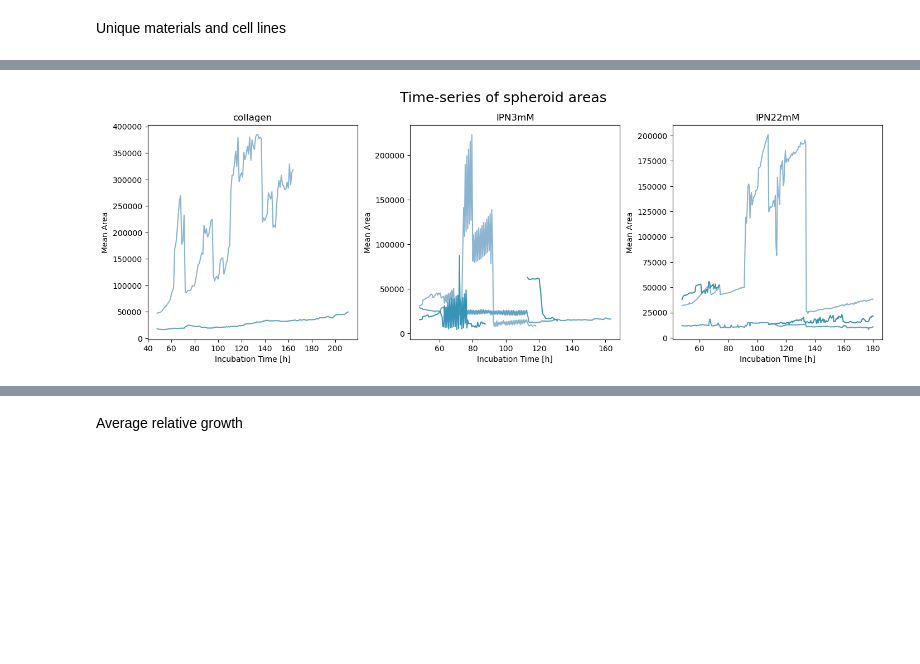
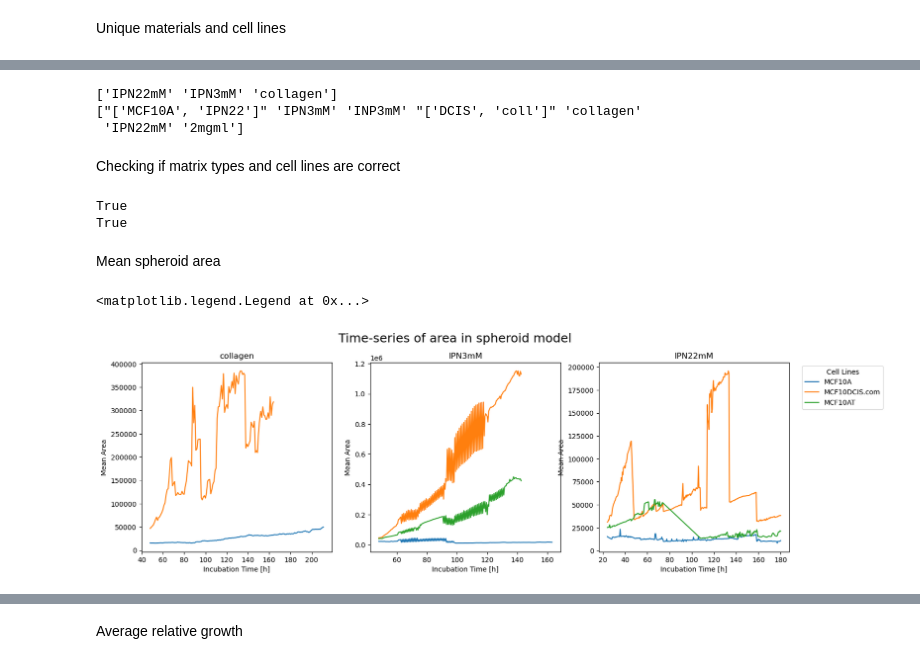
Before and after one commit to LindaSrbova/Instru_project, a Jupyter notebook: Spheroid_model/analysis_Exp2.ipynb, the cells around one changed output, grey strips where cells are left out. Saved outputs shown, nothing was run; the diff lists cells and outputs as text; code cells hidden in the pictures; blank space fills up the shorter version.

Commit message:
processing pipes December, visualization of viability

```diff
--- a/Spheroid_model/analysis_Exp2.ipynb
+++ b/Spheroid_model/analysis_Exp2.ipynb
@@ -37,6 +37,6 @@ from matplotlib.ticker import ScalarFormatter
 Loading csv file with grouped by measurement_id and well_id
 # %%
 path = 'C:/Users/srboval1/OneDrive - Aalto University/Instru/Datafiles/Exp2'
-Exp2 = pd.read_csv(path +'/contours_exp2.csv', index_col=None)
+Exp2 = pd.read_csv(path +'/Exp2_data.csv', index_col=None)
 print(Exp2.columns)
 # %% [output]
@@ -112,16 +53,64 @@ for i in linda['grouped_id'].unique():
+# %%
+import ast
+
+print(Exp2['matrix'].unique())
+print(Exp2['json_matrix'].unique())
+
+def try_parse(item): # analyzing and interpreting (string with list as lists, but strings are kept as strings and not parsed)
+    try:
+        return ast.literal_eval(item)  # Attempt to safely parse the string as a literal
+    except (ValueError, SyntaxError):
+        return item  # If it fails, return the original item'
+
+Exp2['matrix'] = [(parsed_item[1] if isinstance(parsed_item, list) and len(parsed_item) == 2 else item)
+    for item in Exp2['json_matrix'] if (parsed_item := try_parse(item))]
+
+
+
+Exp2['matrix'] = Exp2['matrix'].apply(lambda x: 'IPN22mM' if '22' in x else
+                                        ('IPN3mM' if '3' in x else
+                                        ('collagen' if '2mgml' in x or 'coll' in x else x)))
+# %% [output]
+['IPN22mM' 'IPN3mM' 'collagen']
+["['MCF10A', 'IPN22']" 'IPN3mM' 'INP3mM' "['DCIS', 'coll']" 'collagen'
+ 'IPN22mM' '2mgml']
+# %% [markdown]
+Checking if matrix types and cell lines are correct
+# %%
+unique_materials_check = Exp2['matrix'].unique()
+unique_materials = ['collagen', 'IPN3mM', 'IPN22mM']
+print(set(unique_materials) == set(unique_materials_check))
+
+unique_lines = ['MCF10A', 'MCF10DCIS.com', 'MCF10AT']
+Exp2['cell_line'] = Exp2['cell_label'].apply(lambda x: 'MCF10DCIS.com' if 'DCIS' in x else x)
+unique_lines_check = Exp2['cell_label'].unique()
+print(set(unique_lines) == set(unique_lines_check))
+# %% [output]
+True
+True
+# %% [markdown]
+Mean spheroid area
 # %%
-fig, axs = plt.subplots(1, len(unique_materials), figsize=(17,5))
-plt.subplots_adjust(wspace=0.25, hspace=0.25)
-fig.suptitle("Time-series of spheroid areas", fontsize=18, y=1)
+fig, axs = plt.subplots(1, len(unique_materials), figsize=(17, 5))
+plt.subplots_adjust(wspace=0.2, hspace=0.25)
+fig.suptitle("Time-series of area in spheroid model", fontsize=18, y=1)
 
-for i,unique_material in enumerate(unique_materials):
-    specific_df = Exp2[Exp2['matrix'] == unique_material]
-    specific_df_grp = specific_df.groupby(['cell_line','incubation_time']).mean()
-    #print(specific_df_grp.head())
-    ax=axs[i]
-    ax.plot(specific_df_grp.unstack(0)['area_µm']) # area as a function of incubation time, for each cell line
+Exp2.dropna(subset=['area_µm'], inplace=True)
+
+for i, unique_material in enumerate(unique_materials):
+    specific_df = Exp2[Exp2['material'] == unique_material]
+    specific_df_grp = specific_df.groupby(['material','cell_line', 'incubation_time'])['area_µm'].mean() #MultiIndexed series
+    specific_df_grp_df = specific_df_grp.reset_index() #converting into df
+
+    ax = axs[i]
+    for cell_line in unique_lines:
+        cell_line_data = specific_df_grp_df[specific_df_grp_df['cell_line'] == cell_line]
+        ax.plot(cell_line_data['incubation_time'], cell_line_data['area_µm'], label=cell_line)
+
     ax.set_xlabel('Incubation Time [h]')
     ax.set_ylabel('Mean Area')
     ax.set_title(unique_material)
+ax.legend(title="Cell Lines", bbox_to_anchor=(1.05, 1), loc='upper left')  # Legend outside the plot
 # %% [output]
+<matplotlib.legend.Legend at 0x...>
-[figure, old version]
+[figure, new version]
```
Also changed, not shown: parts of 12 cells of this notebook, 15 other files.
